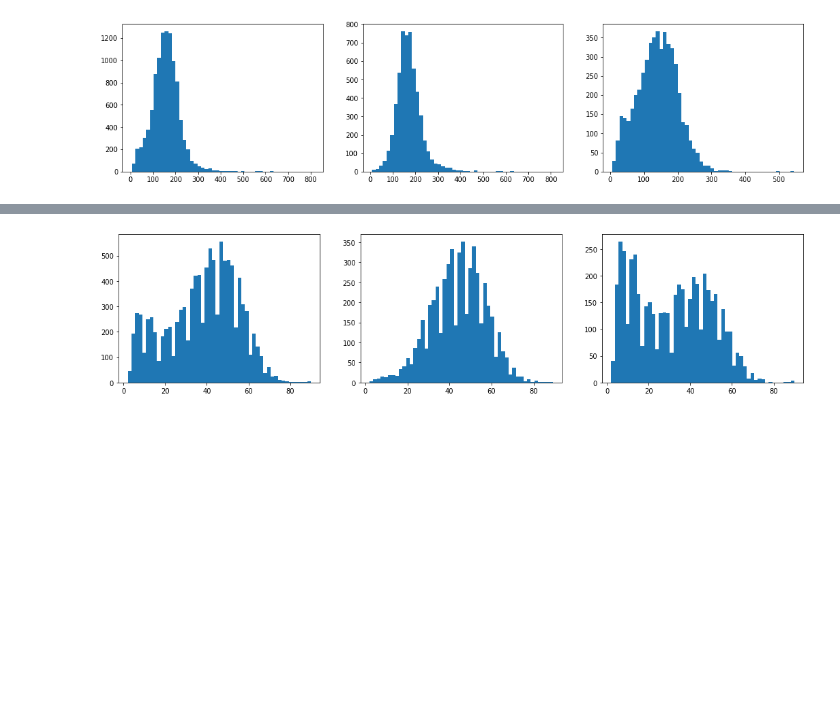
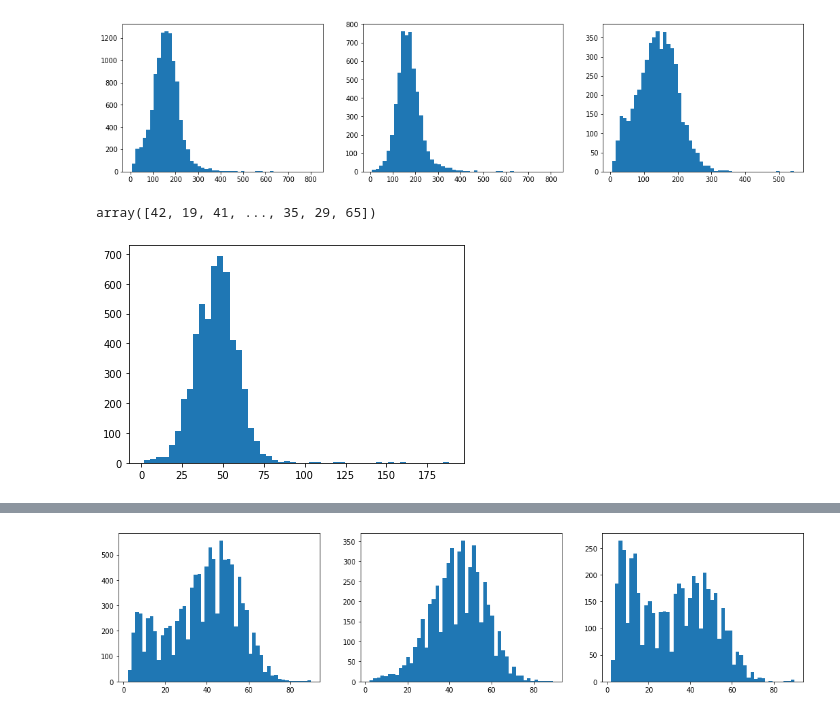
Before and after one commit to ruslangrimov/pcancer, a Jupyter notebook: data_preparation/notebooks/ExplorePatchesCleanDF.ipynb, the cells around one changed output, grey strips where cells are left out. Saved outputs shown, nothing was run; the diff lists cells and outputs as text; code cells hidden in the pictures; blank space fills up the shorter version.

```diff
--- a/data_preparation/notebooks/ExplorePatchesCleanDF.ipynb
+++ b/data_preparation/notebooks/ExplorePatchesCleanDF.ipynb
@@ -93,3 +93,14 @@ for n in range(3):
     axs[n].hist(patches_per_id[n], bins=50);
 # %% [output]
 [figure]
+# %%
+min_y_x = dfs_g[1].min()[['y', 'x']].values
+max_y_x = dfs_g[1].max()[['y', 'x']].values
+# %%
+(max_y_x - min_y_x).max(axis=-1)
+# %% [output]
+array([42, 19, 41, ..., 35, 29, 65])
+# %%
+plt.hist((max_y_x - min_y_x).max(axis=-1), bins=50);
+# %% [output]
+[figure, added]
```
Also changed, not shown: parts of 2 cells of this notebook, 7 other files.
